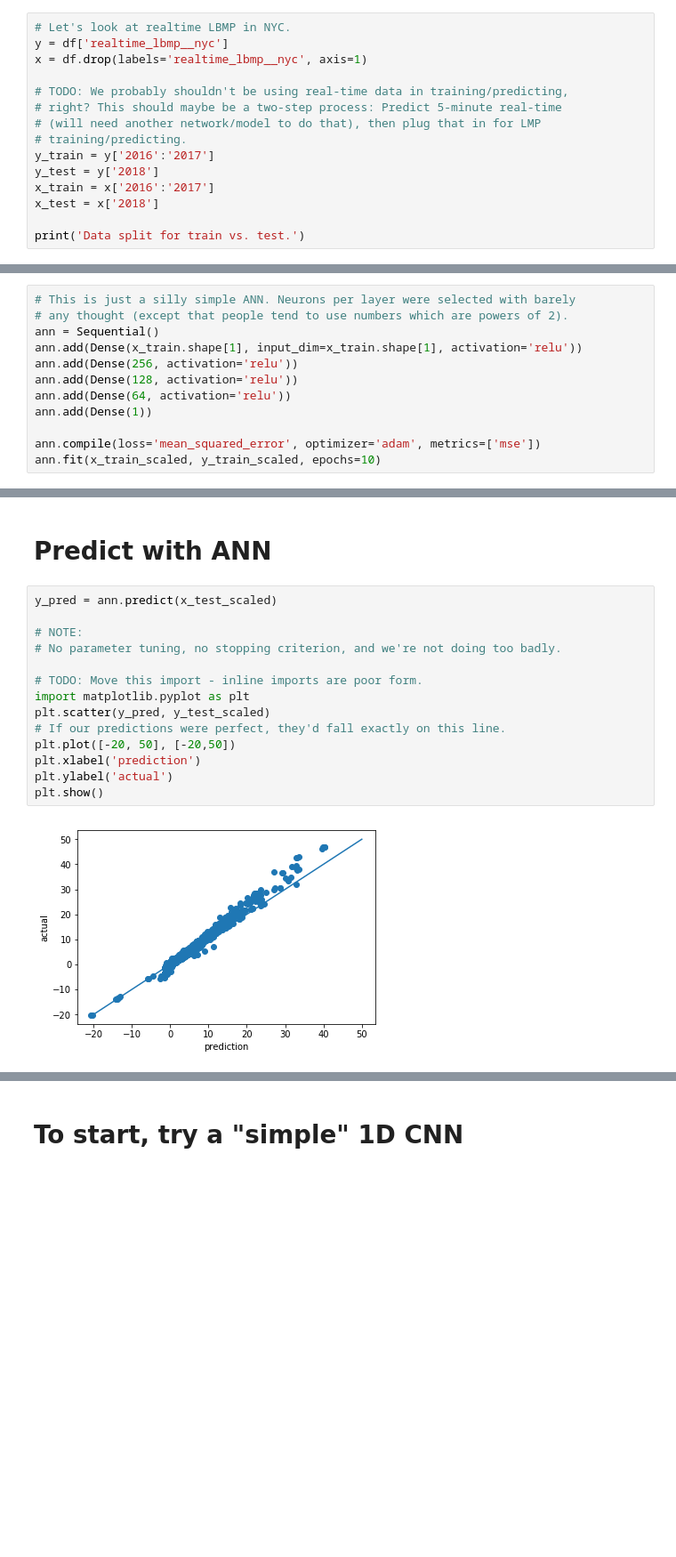
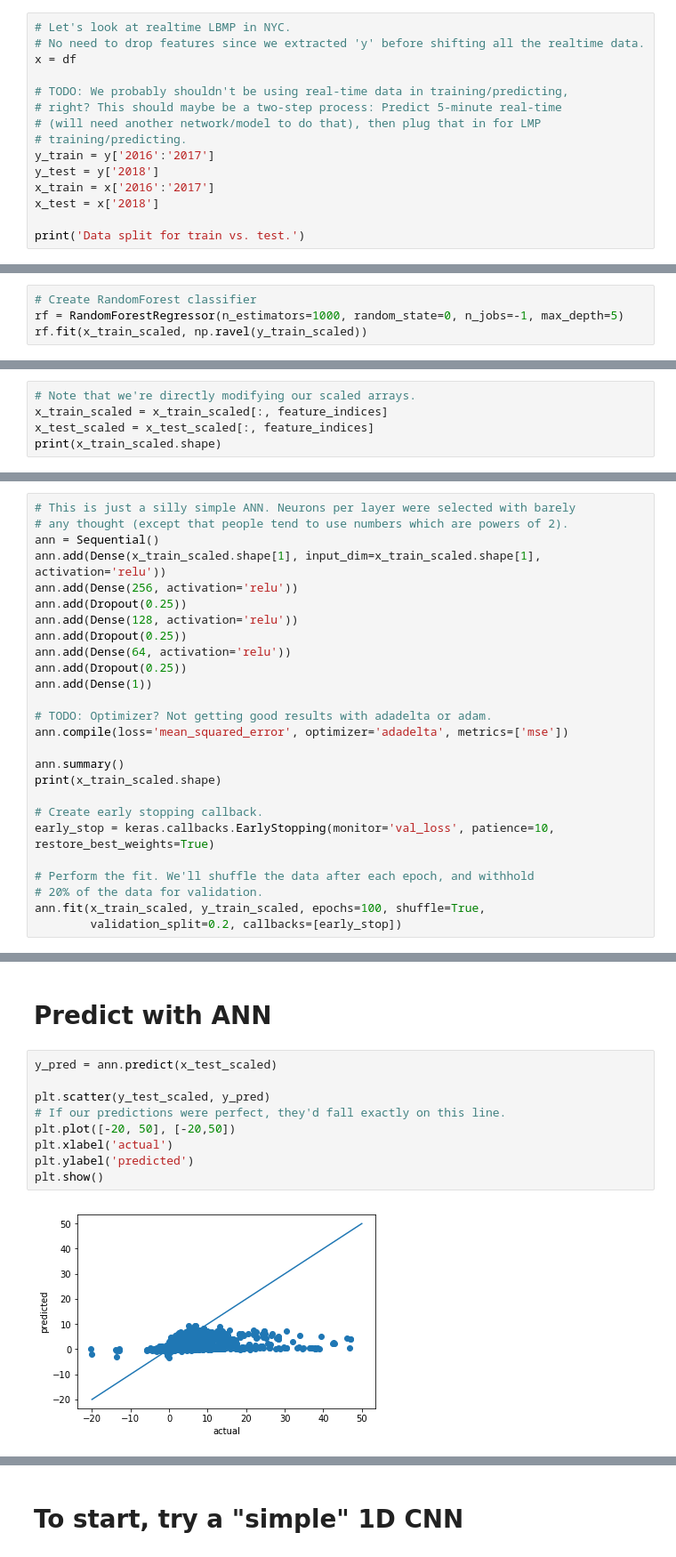
Before and after one commit to blthayer/ecen-715-project, a Jupyter notebook: machine_learning/ecen_715_project.ipynb, the cells around one changed output, grey strips where cells are left out. Shown: that part at 89% size. Cells and saved outputs as stored; diff of their text form; blank space fills up the shorter version.

```diff
--- a/machine_learning/ecen_715_project.ipynb
+++ b/machine_learning/ecen_715_project.ipynb
@@ -85,8 +133,8 @@ Series([], dtype: int64)
 # Split Data Into Testing vs. Training, Extract Feature We'll be Predicting
 # %%
 # Let's look at realtime LBMP in NYC.
-y = df['realtime_lbmp__nyc']
-x = df.drop(labels='realtime_lbmp__nyc', axis=1)
+# No need to drop features since we extracted 'y' before shifting all the realtime data.
+x = df
 
 # TODO: We probably shouldn't be using real-time data in training/predicting,
 # right? This should maybe be a two-step process: Predict 5-minute real-time
@@ -121,0 +219,4 @@ False
+# %%
+# Create RandomForest classifier
+rf = RandomForestRegressor(n_estimators=1000, random_state=0, n_jobs=-1, max_depth=5)
+rf.fit(x_train_scaled, np.ravel(y_train_scaled))
@@ -121,0 +324,5 @@ False
+# %%
+# Note that we're directly modifying our scaled arrays.
+x_train_scaled = x_train_scaled[:, feature_indices]
+x_test_scaled = x_test_scaled[:, feature_indices]
+print(x_train_scaled.shape)
@@ -125,12 +334,26 @@ False
 # This is just a silly simple ANN. Neurons per layer were selected with barely
 # any thought (except that people tend to use numbers which are powers of 2).
 ann = Sequential()
-ann.add(Dense(x_train.shape[1], input_dim=x_train.shape[1], activation='relu'))
+ann.add(Dense(x_train_scaled.shape[1], input_dim=x_train_scaled.shape[1], activation='relu'))
 ann.add(Dense(256, activation='relu'))
+ann.add(Dropout(0.25))
 ann.add(Dense(128, activation='relu'))
+ann.add(Dropout(0.25))
 ann.add(Dense(64, activation='relu'))
+ann.add(Dropout(0.25))
 ann.add(Dense(1))
 
-ann.compile(loss='mean_squared_error', optimizer='adam', metrics=['mse'])
-ann.fit(x_train_scaled, y_train_scaled, epochs=10)
+# TODO: Optimizer? Not getting good results with adadelta or adam.
+ann.compile(loss='mean_squared_error', optimizer='adadelta', metrics=['mse'])
+
+ann.summary()
+print(x_train_scaled.shape)
+
+# Create early stopping callback.
+early_stop = keras.callbacks.EarlyStopping(monitor='val_loss', patience=10, restore_best_weights=True)
+
+# Perform the fit. We'll shuffle the data after each epoch, and withhold
+# 20% of the data for validation.
+ann.fit(x_train_scaled, y_train_scaled, epochs=100, shuffle=True,
+        validation_split=0.2, callbacks=[early_stop])
 # %% [output]
@@ -157,16 +380,11 @@ Epoch 10/10
 # %%
 y_pred = ann.predict(x_test_scaled)
 
-# NOTE:
-# No parameter tuning, no stopping criterion, and we're not doing too badly.
-
-# TODO: Move this import - inline imports are poor form.
-import matplotlib.pyplot as plt
-plt.scatter(y_pred, y_test_scaled)
+plt.scatter(y_test_scaled, y_pred)
 # If our predictions were perfect, they'd fall exactly on this line.
 plt.plot([-20, 50], [-20,50])
-plt.xlabel('prediction')
-plt.ylabel('actual')
+plt.xlabel('actual')
+plt.ylabel('predicted')
 plt.show()
 # %% [output]
-[figure, old version]
+[figure, new version]
```
Also changed, not shown: parts of 23 cells of this notebook, 5 other files.
